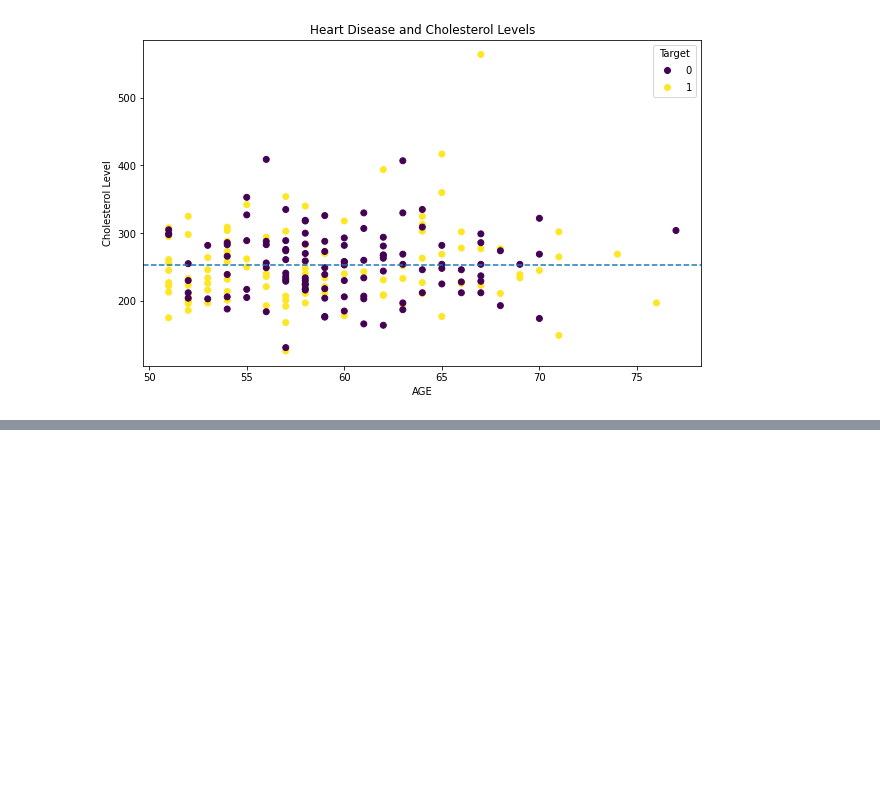
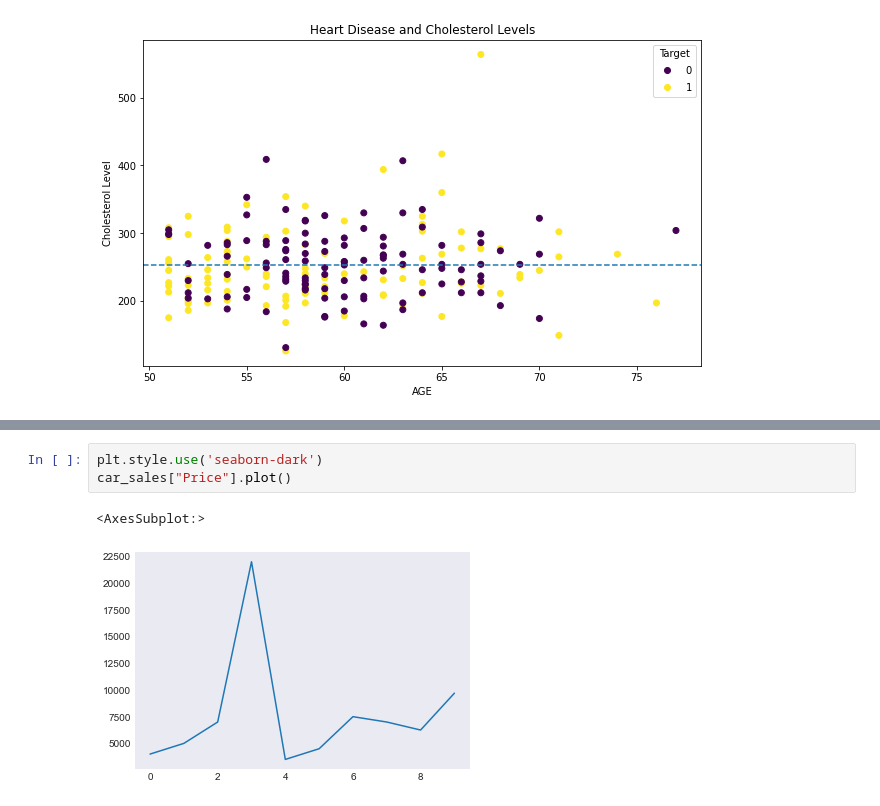
Before and after one commit to chirag35847/Data-Science-Course, a Jupyter notebook: Matplotlib/matplotlib.ipynb, the cells around one changed output, grey strips where cells are left out. Saved outputs shown, nothing was run; the diff lists cells and outputs as text; blank space fills up the shorter version.

```diff
--- a/Matplotlib/matplotlib.ipynb
+++ b/Matplotlib/matplotlib.ipynb
@@ -381,0 +456,6 @@ ax.axhline(over_50["chol"].mean(),linestyle="--")
+# %%
+plt.style.use('seaborn-dark')
+car_sales["Price"].plot()
+# %% [output]
+<AxesSubplot:>
+[figure, added]
```
Also changed, not shown: parts of 24 cells of this notebook.
